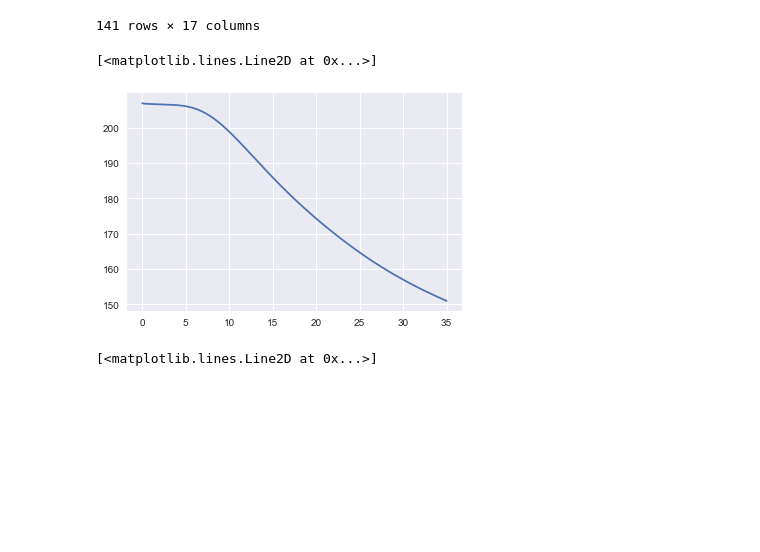
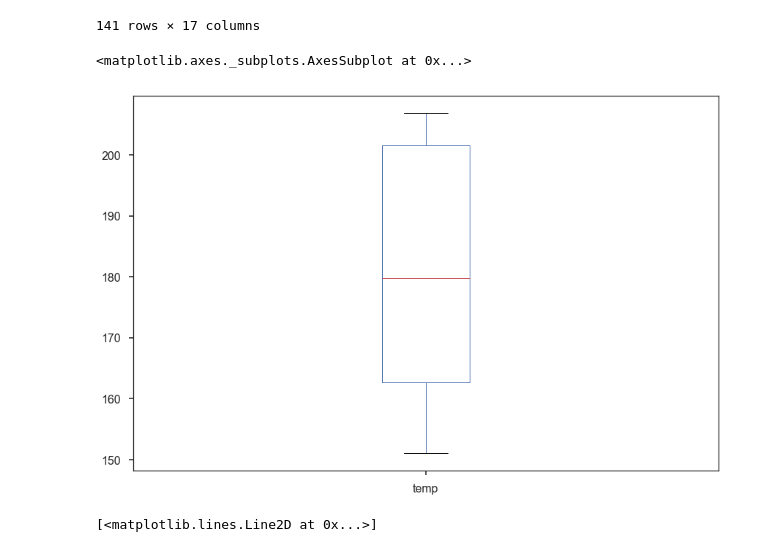
Before and after one commit to Japhiolite/plot_layouts, a Jupyter notebook: test_notebook/Plot_tests.ipynb, the cells around one changed output. Drawn from its saved outputs; the diff is of its cells as text; code cells hidden in the pictures; blank space fills up the shorter version.

Commit message:
plot monitor routine

```diff
--- a/test_notebook/Plot_tests.ipynb
+++ b/test_notebook/Plot_tests.ipynb
@@ -56,7 +55,7 @@ def read_monitor_as_dataframe(filename):
     datframe = pandas.read_csv(filename, delim_whitespace=True)
     return datframe
 # %%
-temo = read_monitor_as_dataframe('../test_data/ts_submodel1_1_monitor.dat')
+temo = read_monitor_as_dataframe('../test_data/example_monitor.dat')
 temo
 # %% [output]
 |  | time | x | y | z | uindex | i | j | k | head | temp | pres | ... |
@@ -77,11 +76,12 @@ temo
 | 139 | 34.75 | 3175.0 | 3125.0 | 2425.0 | 1 | 64 | 63 | 49 | 6390.3964 | 151.27665 | 35.705790 | ... |
 | 140 | 35.00 | 3175.0 | 3125.0 | 2425.0 | 1 | 64 | 63 | 49 | 6390.2871 | 151.00821 | 35.714766 | ... |
 141 rows × 17 columns
-# %%
-plt.plot(temo['time'], temo['temp'])
-# %% [output]
-[<matplotlib.lines.Line2D at 0x...>]
-[figure, removed]
+# %%
+set_style('poster')
+temo.plot(x='time', y='temp', kind='box')
+# %% [output]
+<matplotlib.axes._subplots.AxesSubplot at 0x...>
+[figure, added]
 # %%
 def set_style(style):
     if style == 'paper':
```
Also changed, not shown: parts of 3 cells of this notebook, 3 other files.
